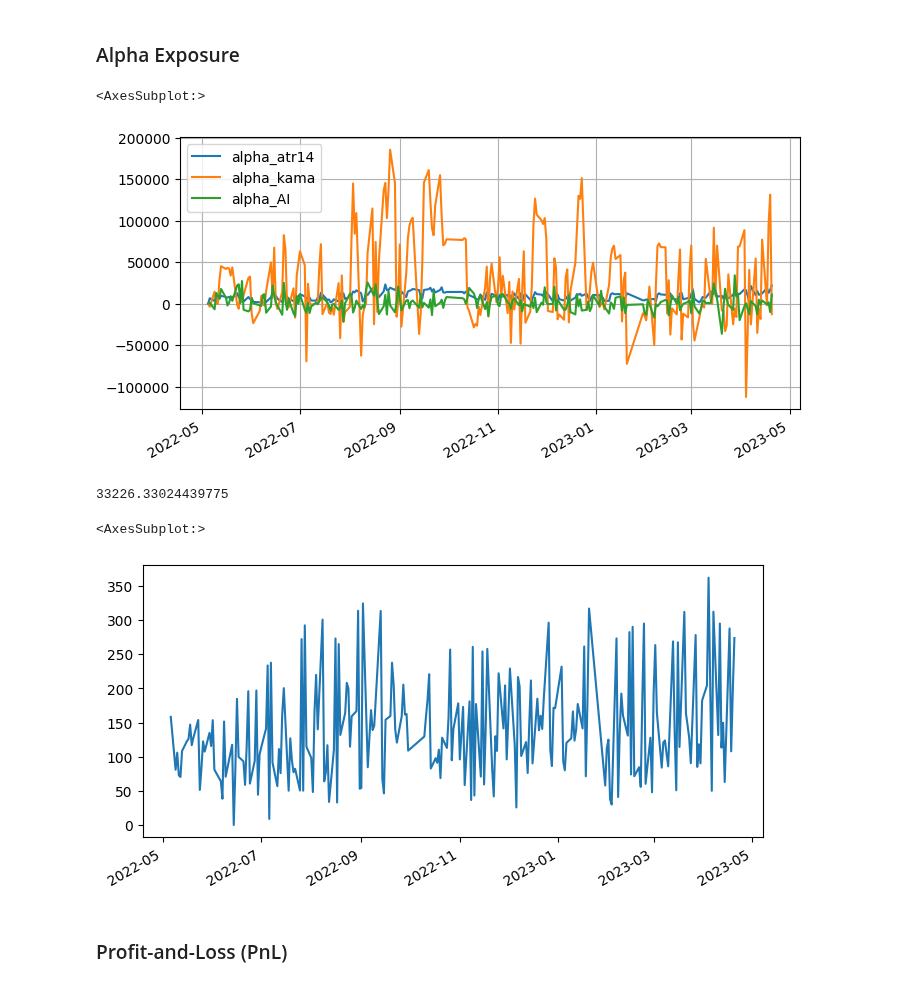
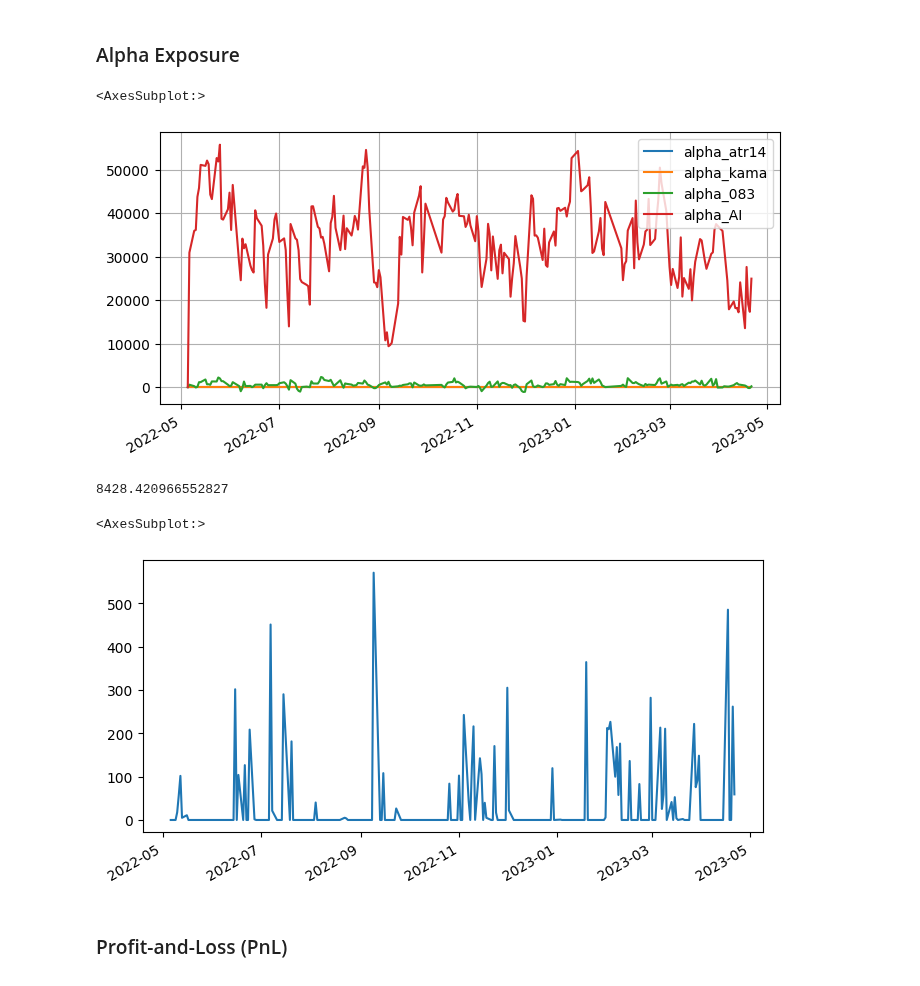
Before and after one commit to JiaRuiming-1/AI-Trading, a Jupyter notebook: P7_Backtesting/Backtest_Real.ipynb, the cells around one changed output. Saved outputs shown, nothing was run; the diff lists cells and outputs as text; code cells hidden in the pictures.

```diff
--- a/P7_Backtesting/Backtest_Real.ipynb
+++ b/P7_Backtesting/Backtest_Real.ipynb
@@ -234,18 +255,21 @@ def rolling_df_by_day(df, start_time):
         yield end_date, df.loc[(df['trade_date']>=start_date) & (df['trade_date']<=end_date)]
 
 def risk_by_PCA(returns_df):
+    for col in returns_df.columns:
+        returns_df[col] = np.where(returns_df[col]<0, returns_df[col], 0.)
     # Set the number of factor exposures (principal components) for the PCA algorithm
-    num_factor_exposures = 1
+    num_factor_exposures = 3
     # Create a RiskModel object
     rm = RiskModel(returns_df, num_factor_exposures)
 
     B = rm.factor_betas_
     F = rm.factor_cov_matrix_
     S = rm.idiosyncratic_var_matrix_
-    f = rm.factor_returns_
+    fr = rm.factor_returns_
+    #fr = rm.estimate_returns
 
     variance = np.dot(B, F).dot(B.T) + S
-    return variance, B, f, rm.idiosyncratic_var_vector
+    return variance, B, fr, rm.idiosyncratic_var_vector
 
 def get_positive_returns(df):
     for col in df.columns:
@@ -256,7 +280,7 @@ def get_positive_returns(df):
 dt, df = next(rolling_df_by_day(all_factors, start_time))
 returns_df = df.pivot(index='trade_date', columns='ts_code', values='log-ret').fillna(0)
 returns_df = get_positive_returns(returns_df)
-variance_i, B, risk_factor, residual_i = risk_by_PCA(returns_df)
+variance_i, B, risk_fr, residual_i = risk_by_PCA(returns_df)
 print(f'return date {dt}')
 variance_i.head()
 # %% [output]
@@ -285,7 +315,7 @@ for dt, df in rolling_df_by_day(all_factors, start_time):
     df = df.loc[df.ts_code.isin(ticker_list)]
     returns_df = df.pivot(index='trade_date', columns='ts_code', values='log-ret').fillna(0)
     variance_i, B, risk_factor, residual_i = risk_by_PCA(returns_df)
-    variance_all[dt] = [variance_i, B, risk_factor.mean(axis=0)]
+    variance_all[dt] = [variance_i, B, risk_factor.iloc[-1,:]]
     residual_i['trade_date'] = df.loc[df.index[-1],'trade_date'].unique()[-1]
     residual_df = residual_df.append(residual_i)
 
@@ -313,8 +343,8 @@ pca window_len is 58
 # %%
 #'alpha_atr14', 'alpha_kama', 'alpha_AI'
 all_factors['date'] = pd.to_datetime(all_factors['trade_date'], format='%Y%m%d')
-alpha_df = all_factors.drop(columns=['returns_2']).set_index(['date', 'ts_code'])
-alpha_df['alpha_all'] = 0.1 * alpha_df['alpha_atr14'] + 0.5*alpha_df['alpha_kama'] + 0.4*alpha_df['alpha_AI']
-alpha_df = alpha_df.sort_values(by=['date'])
+alpha_df = all_factors.drop(columns=['returns_2']).set_index(['date', 'ts_code']).sort_index(level=['ts_code'])
+#alpha_df['alpha_all'] = alpha_df['alpha_kama']
+alpha_df['alpha_all'] = 0.9 * alpha_df['alpha_AI'] + 0.1 * alpha_df['alpha_083']
 print(max(alpha_df['alpha_all']), min(alpha_df['alpha_all']))
 # %% [output]
@@ -326,16 +360,17 @@ print(max(alpha_df['alpha_all']), min(alpha_df['alpha_all']))
 - aversion expressed a risk rescale weights
 # %%
 # the lambda expressed a transaction costs weights
-def get_obj_func(h0, variance, alpha, Lambda=3e-6, aversion=.01):
+def get_obj_func(h0, variance, alpha, Lambda=3e-6, aversion=.2):
     def obj_func(h):
         #f = 0.5 * aversion * np.dot(h, variance).dot(h.T) - aversion * np.matmul(h, alpha) + np.dot((h-h0)**2, Lambda)
         f =  - np.matmul(h, alpha) \
-             + aversion * (np.dot(h, variance).dot(h.T))**0.5 \
+             + aversion * (np.dot(h, variance).dot(h.T)) ** 0.5 \
              + np.dot((h-h0)**2, Lambda)
+
         return f
     return obj_func
 
-def get_grad_func(h0, variance, alpha, Lambda=3e-6, aversion=.01):
+def get_grad_func(h0, variance, alpha, Lambda=3e-6, aversion=.2):
     def grad_func(h):
         #f_hat =  aversion * np.dot(variance, h) - aversion * alpha + 2 * Lambda * (h-h0)
         f_hat =  - alpha  \
@@ -354,7 +389,7 @@ calendar = alpha_df.trade_date.unique()
 # get parameter
 ticker_num = len(alpha_df.index.get_level_values(1).unique())
 h0 = [0.] * ticker_num
-bounds = [(0,10000)] * ticker_num
+bounds = [(0, 10000)] * ticker_num
 
 for dt in calendar:
     # fill yesterday holding
@@ -365,7 +400,7 @@ for dt in calendar:
     grad_func = get_grad_func(h0, variance_all[dt][0], obj_df['alpha_all'].values)
     h_optimal, min_val, _ = fmin_l_bfgs_b(obj_func, h0, fprime=grad_func, bounds=bounds)
     #h_optimal, min_val, _ = fmin_l_bfgs_b(obj_func, h0, fprime=grad_func)
-
+    #print(dt,h_optimal[-64])
     # update optimize holding
     obj_df['h_opt'] = h_optimal
     obj_df['h_privious'] = h0
@@ -459,52 +487,52 @@ def colnames(B):
     if type(B) == patsy.design_info.DesignMatrix:
         return B.design_info.column_names
     if type(B) == pandas.core.frame.DataFrame:
         return B.columns.tolist()
     return None
 
 def get_B_alpha(universe):
     alpha_factors = factors_from_names(list(universe),'alpha_')
     formula = get_formula(alpha_factors, "returns_2")
     outcome, B_alpha = patsy.dmatrices(formula, universe)
     return B_alpha
 
 alpha_df_ = alpha_df.merge(all_factors[['trade_date','ts_code','returns_2']], on=['trade_date','ts_code'], how='left')
 calendar = alpha_df.trade_date.unique()
 alpha_exposure_df = pd.DataFrame()
 alpha_exposures = {}
 for ii, dt in enumerate(calendar):
-    alpha_df_i = alpha_df_.loc[alpha_df_.trade_date==dt][['trade_date','ts_code','alpha_atr14', 'alpha_kama', 'alpha_AI', 'returns_2']]
+    alpha_df_i = alpha_df_.loc[alpha_df_.trade_date==dt][['trade_date','ts_code','alpha_atr14', 'alpha_kama', 'alpha_083', 'alpha_AI', 'returns_2']]
     h_opt_i = h_privious_list[ii]
     B_alpha = get_B_alpha(alpha_df_i)
 
     # alpha_df['alpha_all'] = 0.7 * alpha_df['alpha_AI'] + 0.3*alpha_df['alpha_149'] + 0.1*alpha_df['alpha_010']
-    B_alpha = B_alpha * [[0.1, 0.5, 0.4]] #* len(alpha_df_.ts_code.unique())
+    B_alpha = B_alpha * [[0., 0., .1, .9]] #* len(alpha_df_.ts_code.unique())
     #alpha_exposure = pd.Series(np.matmul(B_alpha.transpose(), h_opt_i), index=colnames(B_alpha))
-    alpha_exposure = pd.Series(np.matmul(B_alpha.transpose(), h_opt_i), index=['alpha_atr14', 'alpha_kama', 'alpha_AI'])
+    alpha_exposure = pd.Series(np.matmul(B_alpha.transpose(), h_opt_i), index=['alpha_atr14', 'alpha_kama', 'alpha_083', 'alpha_AI'])
     alpha_exposures[dt] = alpha_exposure
     alpha_exposure_df = pd.concat([alpha_exposure_df,alpha_exposure], axis=1)
 
 alpha_exposure_df = alpha_exposure_df.T.reset_index(drop=True)
 alpha_exposure_df.set_index(pd.to_datetime(calendar, format='%Y%m%d'), inplace=True)
 alpha_exposure_df.plot(grid=True)
 # %% [output]
 <AxesSubplot:>
-[figure, old version]
+[figure, new version]
 # %%
 transaction_costs = []
-Lambda = 1e-3
+Lambda = 1e-6
 for i in range(1,len(h_optimal_list)):
     tmp_change = np.where((h_optimal_list[i] - h_privious_list[i])<0, h_privious_list[i] - h_optimal_list[i], 0)
+    #costs = Lambda * tmp_change.sum()
     #tmp_change = h_optimal_list[i] - h_privious_list[i]
-    #costs = sum(np.dot(tmp_change.values, Lambda))
-    costs = Lambda * tmp_change.sum()
+    costs = sum(np.dot(tmp_change**2, Lambda))
     transaction_costs.append(costs)
 print(sum(transaction_costs))
 pd.Series(transaction_costs, index=pd.to_datetime(calendar[1:], format='%Y%m%d')).plot()
 # %% [output]
-33226.33024439775
+8428.420966552827
 <AxesSubplot:>
-[figure, old version]
+[figure, new version]
 # %% [markdown]
 ### Profit-and-Loss (PnL)
 # %%
```
Also changed, not shown: parts of 29 cells of this notebook.
